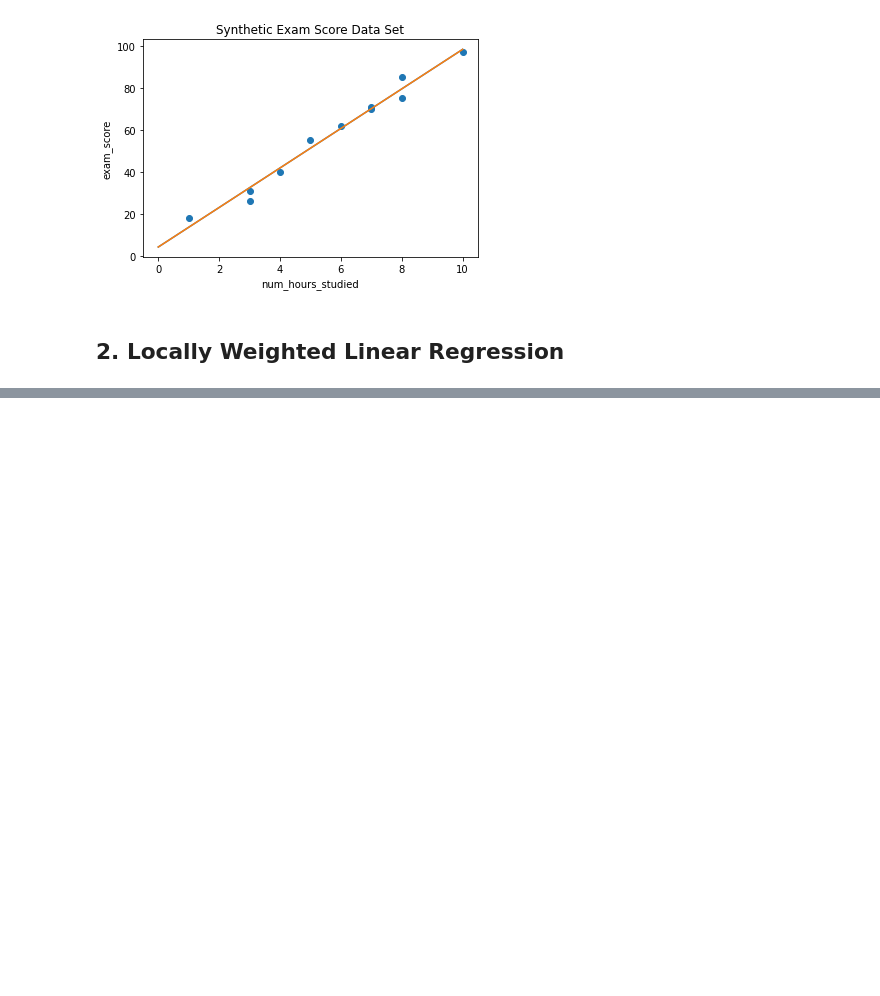
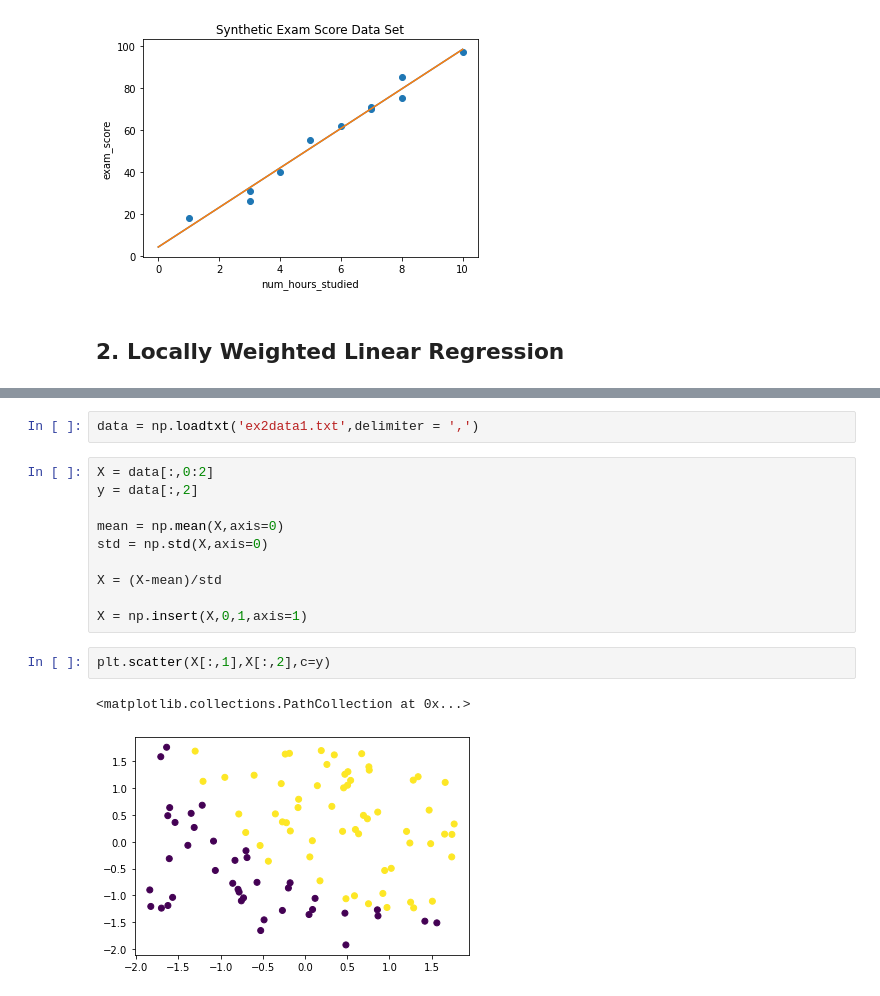
Before and after one commit to ruke1ire/AIT, a Jupyter notebook: ML/JupyterLab/CheatSheet/CheatSheat.ipynb, the cells around one changed output, grey strips where cells are left out. Saved outputs shown, nothing was run; the diff lists cells and outputs as text; blank space fills up the shorter version.

```diff
--- a/ML/JupyterLab/CheatSheet/CheatSheat.ipynb
+++ b/ML/JupyterLab/CheatSheet/CheatSheat.ipynb
@@ -191,0 +286,17 @@ class LWLRModel:
+# %%
+data = np.loadtxt('ex2data1.txt',delimiter = ',')
+# %%
+X = data[:,0:2]
+y = data[:,2]
+
+mean = np.mean(X,axis=0)
+std = np.std(X,axis=0)
+
+X = (X-mean)/std
+
+X = np.insert(X,0,1,axis=1)
+# %%
+plt.scatter(X[:,1],X[:,2],c=y)
+# %% [output]
+<matplotlib.collections.PathCollection at 0x...>
+[figure, added]
```
Also changed, not shown: parts of 13 cells of this notebook, 2 other files.
